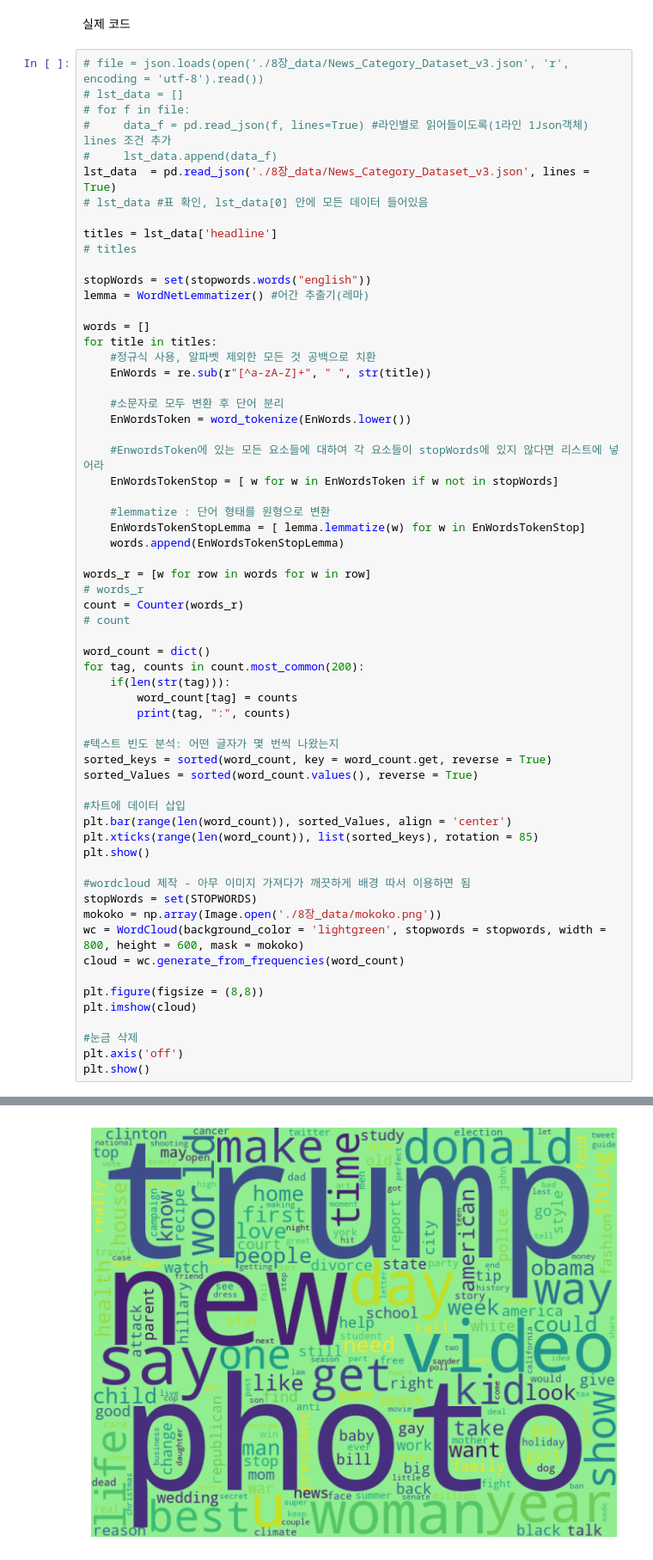
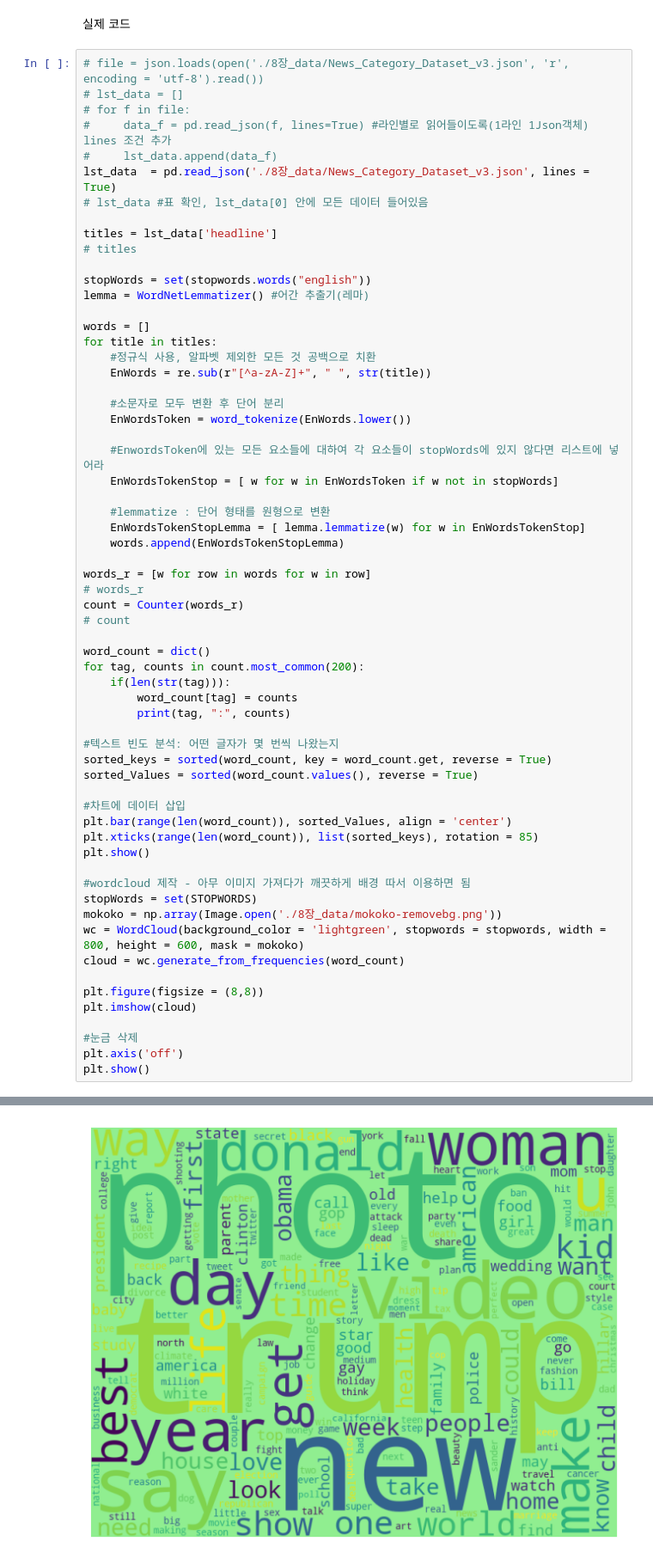
Before and after one commit to sooinp/Desktop, a Jupyter notebook: VSCode/1205_08통계분석/CH.08_En.ipynb, the cells around one changed output, grey strips where cells are left out. Shown at 86% size. Cells and saved outputs as stored; diff of their text form.

```diff
--- a/VSCode/1205_08통계분석/CH.08_En.ipynb
+++ b/VSCode/1205_08통계분석/CH.08_En.ipynb
@@ -610,33 +609,33 @@ plt.show()
 
 #wordcloud 제작 - 아무 이미지 가져다가 깨끗하게 배경 따서 이용하면 됨
 stopWords = set(STOPWORDS)
-mokoko = np.array(Image.open('./8장_data/mokoko.png'))
+mokoko = np.array(Image.open('./8장_data/mokoko-removebg.png'))
 wc = WordCloud(background_color = 'lightgreen', stopwords = stopwords, width = 800, height = 600, mask = mokoko)
 cloud = wc.generate_from_frequencies(word_count)
 
 plt.figure(figsize = (8,8))
 plt.imshow(cloud)
 
 #눈금 삭제
 plt.axis('off')
 plt.show()
 # %% [output]
 trump : 14418
 photo : 12446
 new : 9008
 video : 6283
 say : 5840
 day : 5500
 u : 5329
 woman : 5261
 year : 4976
 donald : 4849
 make : 4496
 get : 4434
 ... (184 lines left out)
 christmas : 894
 senate : 890
 poll : 886
 letter : 885
 [figure]
-[figure, old version]
+[figure, new version]
```
Also changed, not shown: parts of 1 cell of this notebook, 15 other files.
